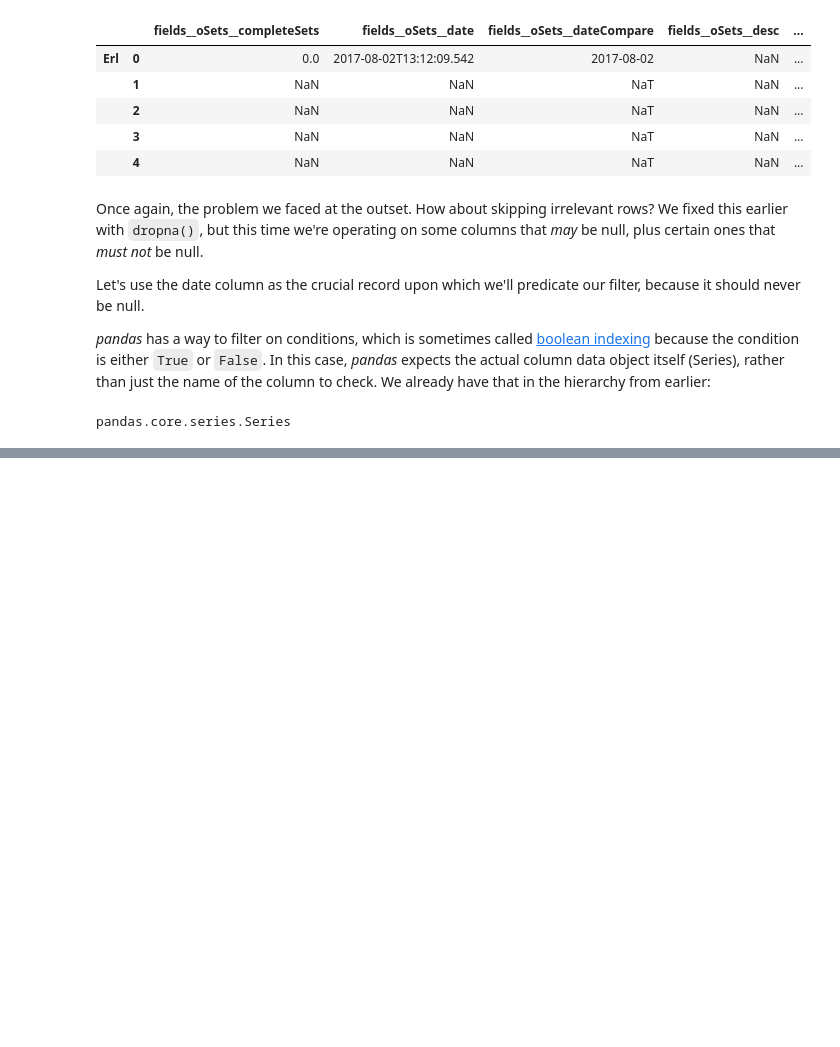
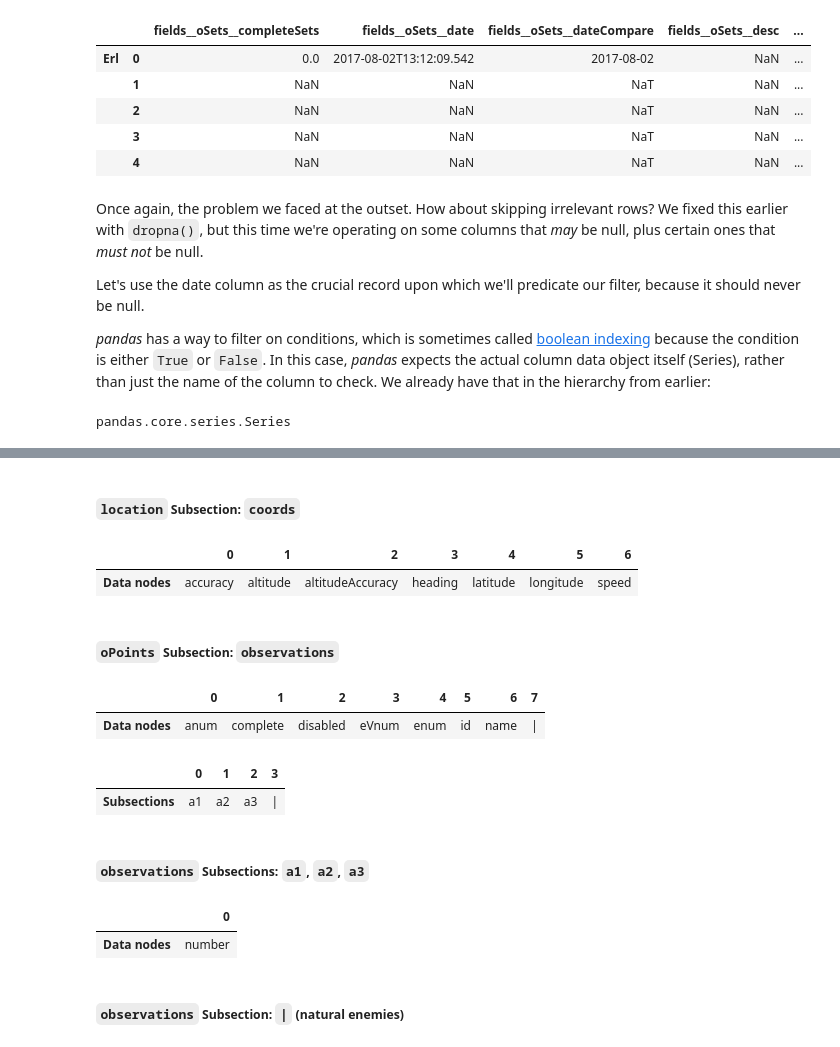
Before and after one commit to devvyn/aafc-field-data, a Jupyter notebook: notebook/chunked parsing — 2017 CAM data from iPads.ipynb, the cells around one changed output, grey strips where cells are left out. Cells and saved outputs as stored; diff of their text form; code cells hidden in the pictures; blank space fills up the shorter version.

```diff
--- a/notebook/chunked parsing — 2017 CAM data from iPads.ipynb
+++ b/notebook/chunked parsing — 2017 CAM data from iPads.ipynb
@@ -716,0 +975,27 @@ Now, we can repeat this technique to get all the other section data!
+# %% [markdown]
+##### `location` Subsection: `coords`
+# %%
+coords_node = location_node['coords']
+summarize_node(coords_node)
+# %% [output]
+|  | 0 | 1 | 2 | 3 | 4 | 5 | 6 |
+| Data nodes | accuracy | altitude | altitudeAccuracy | heading | latitude | longitude | speed |
+# %% [markdown]
+##### `oPoints` Subsection: `observations`
+# %%
+observations_node = opoints_node['observations']
+summarize_node(observations_node)
+# %% [output]
+|  | 0 | 1 | 2 | 3 | 4 | 5 | 6 | 7 |
+| Data nodes | anum | complete | disabled | eVnum | enum | id | name | | |
+|  | 0 | 1 | 2 | 3 |
+| Subsections | a1 | a2 | a3 | | |
+# %% [markdown]
+##### `observations` Subsections: `a1`, `a2`, `a3`
+# %%
+summarize_node(observations_node['a1'])
+# %% [output]
+|  | 0 |
+| Data nodes | number |
+# %% [markdown]
+##### `observations` Subsection: `|` (natural enemies)
```
Also changed, not shown: parts of 64 cells of this notebook.
